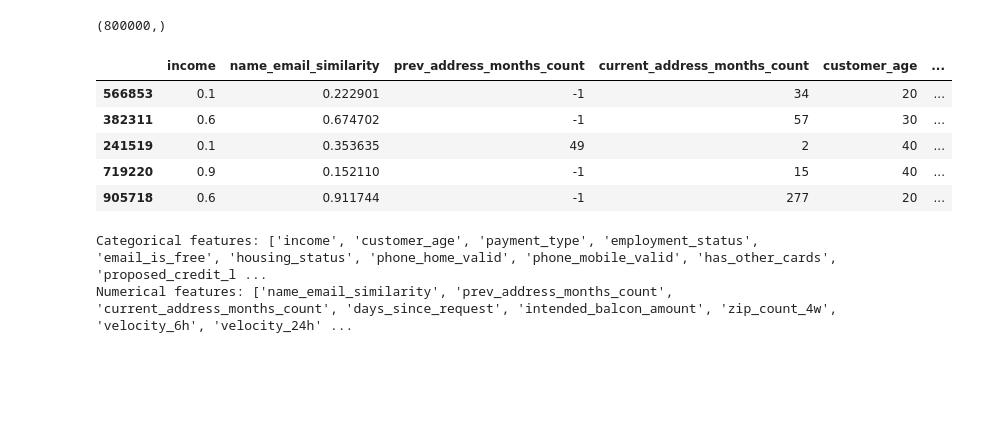
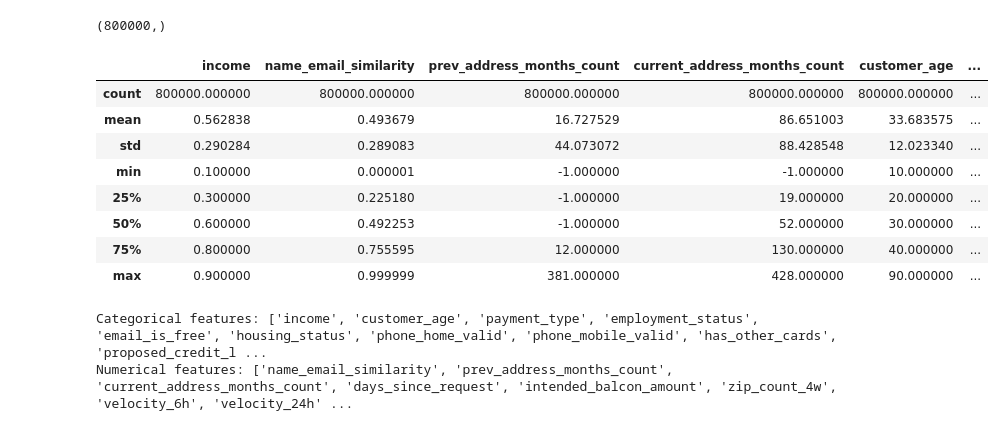
Before and after one commit to czy123czy321/Bank-account-fraud, a Jupyter notebook: code/feature-engineering.ipynb, the cells around one changed output. Cells and saved outputs as stored; diff of their text form; code cells hidden in the pictures; blank space fills up the shorter version.

```diff
--- a/code/feature-engineering.ipynb
+++ b/code/feature-engineering.ipynb
@@ -42,7 +43,7 @@ pd.set_option('display.max_columns', 500)
 import warnings as wr
 wr.filterwarnings('ignore')
 # %%
-df_base = pd.read_csv(params['data_location'])
+df_base = pd.read_csv(f"{params['data_location']}/Base_backup.csv")
 df = df_base.copy()
 # %% [markdown]
 ### Helper functions
@@ -139,14 +141,17 @@ y_train.shape
 # %% [output]
 (800000,)
 # %%
-X_train.describe
+X_train.describe()
 # %% [output]
 |  | income | name_email_similarity | prev_address_months_count | current_address_months_count | customer_age | ... |
-| 566853 | 0.1 | 0.222901 | -1 | 34 | 20 | ... |
-| 382311 | 0.6 | 0.674702 | -1 | 57 | 30 | ... |
-| 241519 | 0.1 | 0.353635 | 49 | 2 | 40 | ... |
-| 719220 | 0.9 | 0.152110 | -1 | 15 | 40 | ... |
-| 905718 | 0.6 | 0.911744 | -1 | 277 | 20 | ... |
+| count | 800000.000000 | 800000.000000 | 800000.000000 | 800000.000000 | 800000.000000 | ... |
+| mean | 0.562838 | 0.493679 | 16.727529 | 86.651003 | 33.683575 | ... |
+| std | 0.290284 | 0.289083 | 44.073072 | 88.428548 | 12.023340 | ... |
+| min | 0.100000 | 0.000001 | -1.000000 | -1.000000 | 10.000000 | ... |
+| 25% | 0.300000 | 0.225180 | -1.000000 | 19.000000 | 20.000000 | ... |
+| 50% | 0.600000 | 0.492253 | -1.000000 | 52.000000 | 30.000000 | ... |
+| 75% | 0.800000 | 0.755595 | 12.000000 | 130.000000 | 40.000000 | ... |
+| max | 0.900000 | 0.999999 | 381.000000 | 428.000000 | 90.000000 | ... |
 # %%
 categorical_features, numerical_features = split_num_cat(df)
 print('Categorical features:', categorical_features)
```
Also changed, not shown: parts of 69 cells of this notebook, 2 other files.
